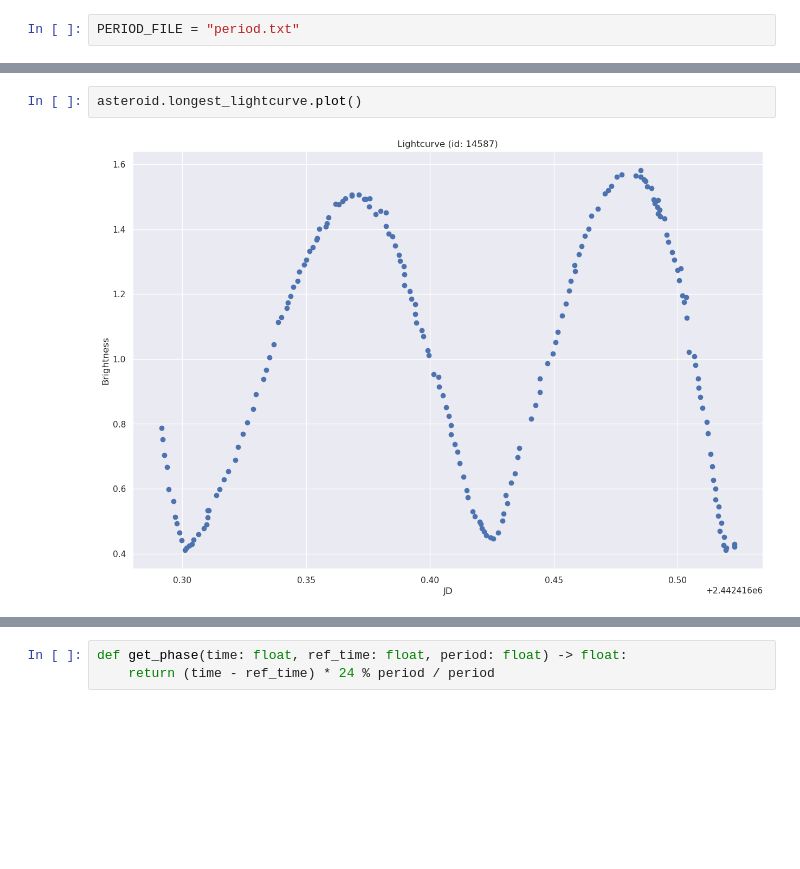
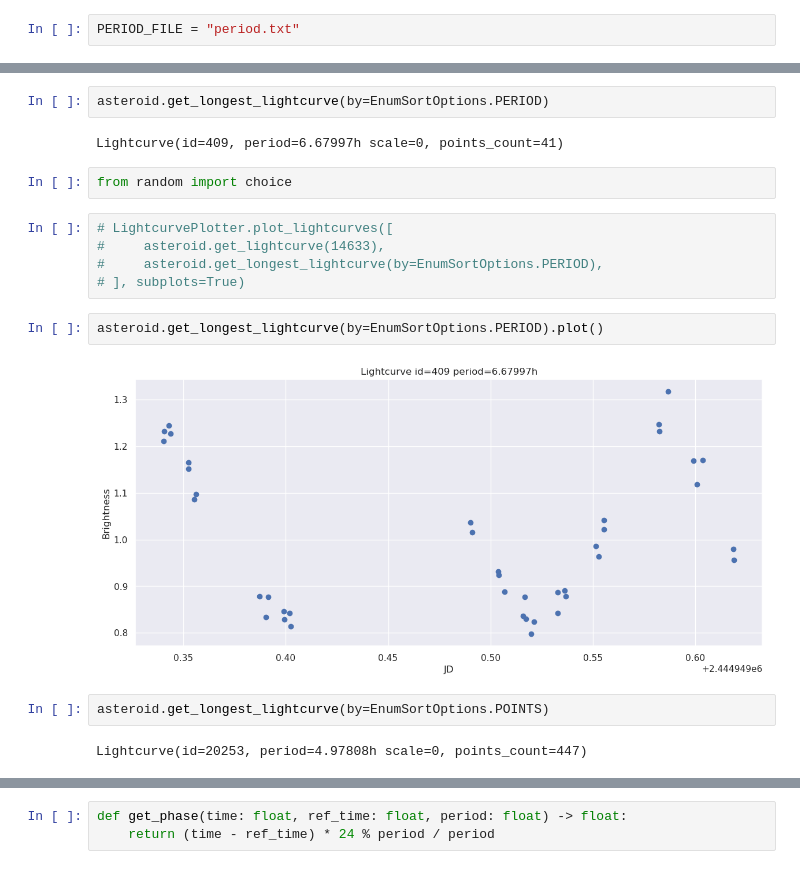
Before and after one commit to Vosloo/asteroid-lightcurves, a Jupyter notebook: EDA.ipynb, the cells around one changed output, grey strips where cells are left out. Cells and saved outputs as stored; diff of their text form; blank space fills up the shorter version.

```diff
--- a/EDA.ipynb
+++ b/EDA.ipynb
@@ -121,4 +124,19 @@ Lightcurve(id=14587, created_at=2019-03-08 10:57:09 scale=0, points_count=192)
-# %%
-asteroid.longest_lightcurve.plot()
-# %% [output]
-[figure, removed]
+# %%
+asteroid.get_longest_lightcurve(by=EnumSortOptions.PERIOD)
+# %% [output]
+Lightcurve(id=409, period=6.67997h scale=0, points_count=41)
+# %%
+from random import choice
+# %%
+# LightcurvePlotter.plot_lightcurves([
+#     asteroid.get_lightcurve(14633),
+#     asteroid.get_longest_lightcurve(by=EnumSortOptions.PERIOD),
+# ], subplots=True)
+# %%
+asteroid.get_longest_lightcurve(by=EnumSortOptions.PERIOD).plot()
+# %% [output]
+[figure, added]
+# %%
+asteroid.get_longest_lightcurve(by=EnumSortOptions.POINTS)
+# %% [output]
+Lightcurve(id=20253, period=4.97808h scale=0, points_count=447)
```
Also changed, not shown: parts of 30 cells of this notebook, 1 other file.
